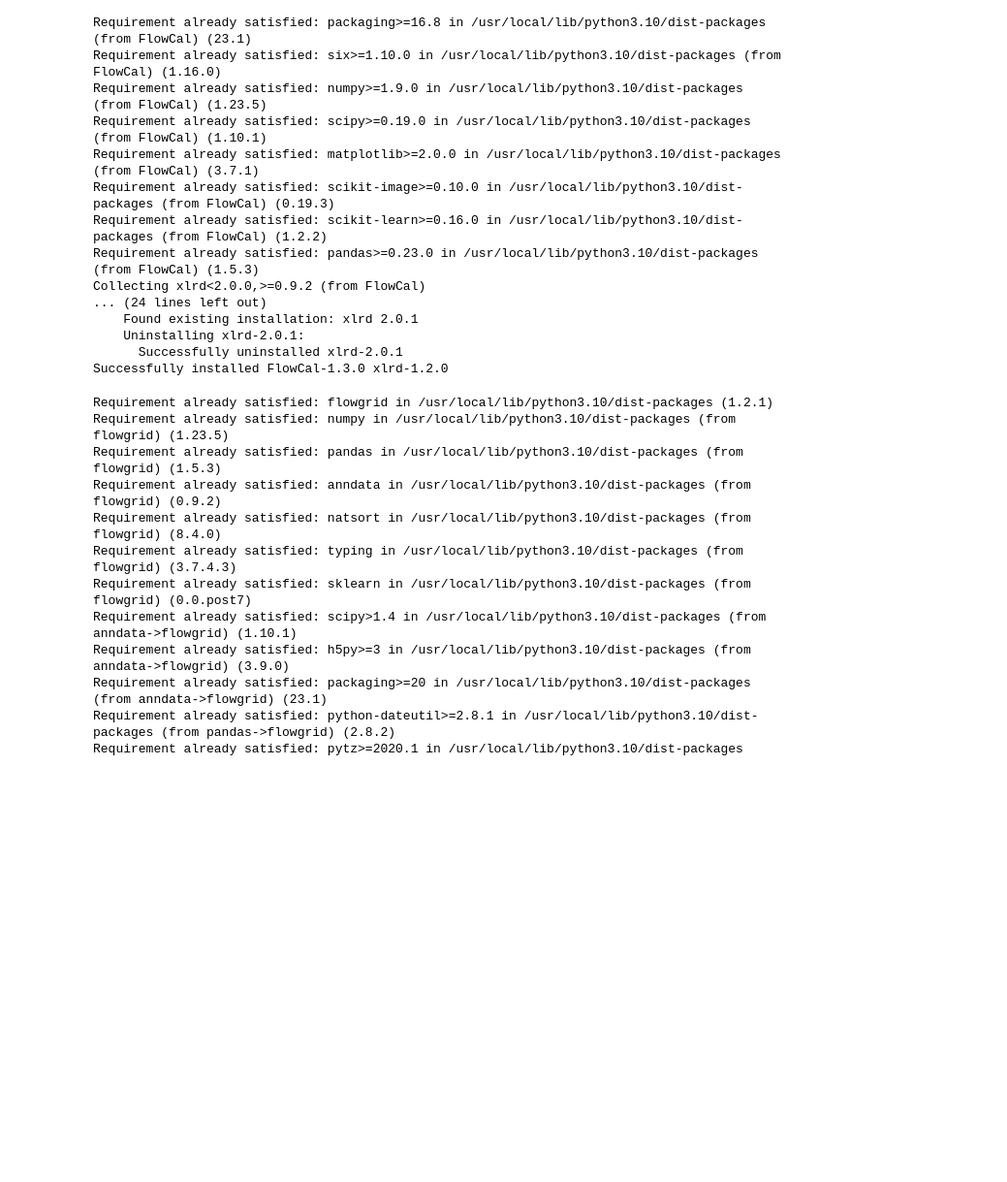
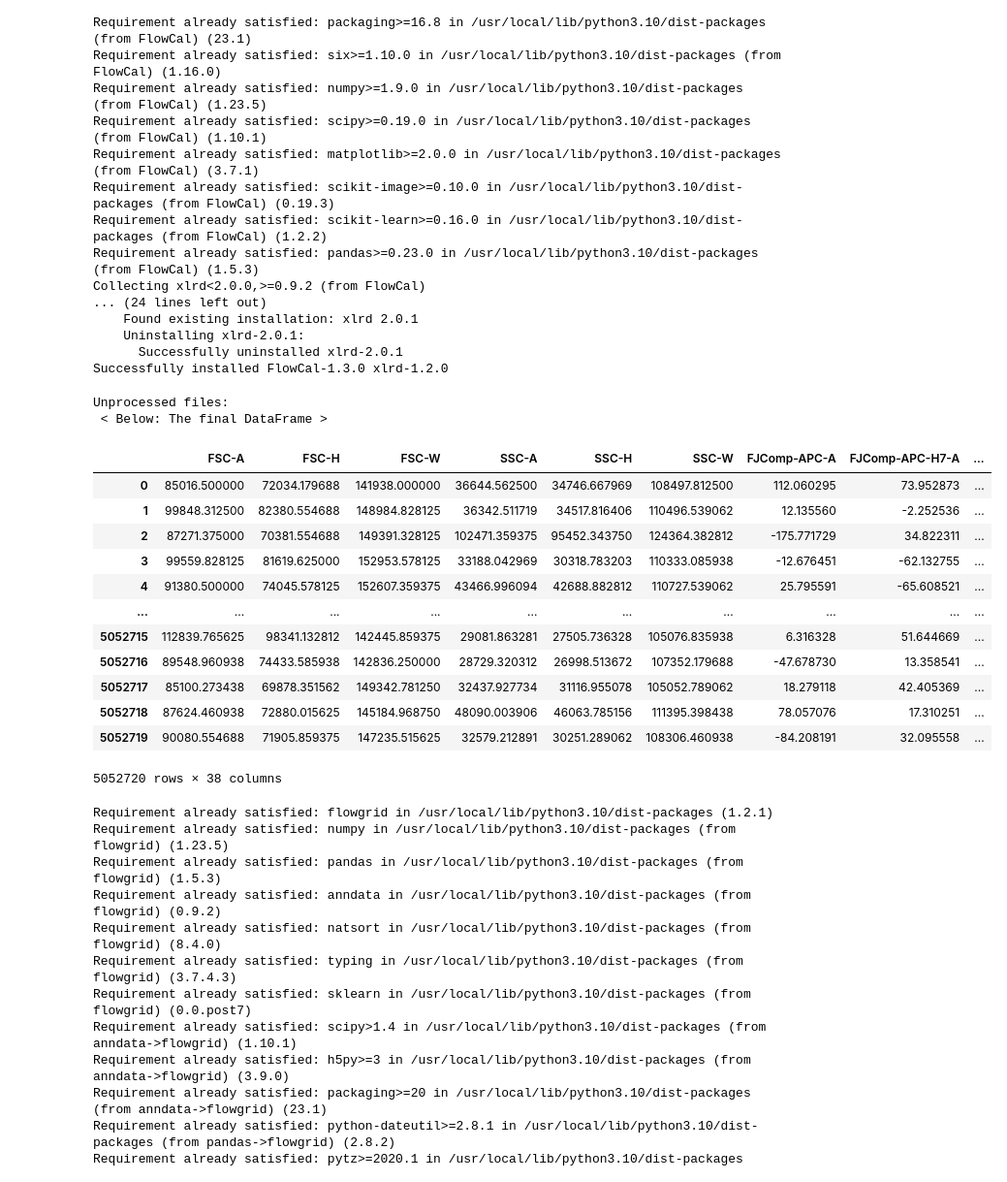
Before and after one commit to mofanchang/interview-question, a Jupyter notebook: Bonus_Question.ipynb, the cells around one changed output. Shown at 97% size. Saved outputs shown, nothing was run; the diff lists cells and outputs as text; code cells hidden in the pictures; blank space fills up the shorter version.

```diff
--- a/Bonus_Question.ipynb
+++ b/Bonus_Question.ipynb
@@ -120,7 +126,6 @@ import pandas as pd
 from io import StringIO
 from sklearn.model_selection import train_test_split
 from sklearn.tree import DecisionTreeClassifier
-
 
 def concat_FCSdata_FeatureName(filename):
     # Load the FCS file
@@ -148,33 +153,73 @@ label_map = {
 main_directory = "/content/drive/MyDrive/raw_fcs"
 
 # Initialize an empty DataFrame to store concatenated data
 final_df = pd.DataFrame()
 
+# Initialize lists to store processed and unprocessed file paths
+processed_files = []
+unprocessed_files = []
+
 # Recursively traverse through the main directory
 for root, dirs, files in os.walk(main_directory):
     for file in files:
         if file.endswith(".fcs"):
             file_path = os.path.join(root, file)
+            processed_files.append(file_path)  # Add to processed files list
 
             # Extract Patient ID from the filename
             Patient = os.path.basename(os.path.dirname(file_path))
             PatientID = StringIO(Patient)
             df_PatientID = pd.read_csv(PatientID)
 
             # Concatenate feature names and FCS data
             df = concat_FCSdata_FeatureName(file_path)
 
             # Find matching label for the current patient
             for index, row in EU_label.iterrows():
                 if row['file_flow_id'] == Patient:
                     label_value = row['label']
                     label_int = label_map[label_value]
                     df['Patient_ID'] = Patient
                     df['COVID19'] = label_value
                     df['Label'] = label_int
 
                     # Concatenate the current patient data to the final DataFrame
                     final_df = pd.concat([final_df, df], ignore_index=True)
+
+# Find unprocessed files by subtracting processed files from all files
+all_files = []
+for root, dirs, files in os.walk(main_directory):
+    for file in files:
+        if file.endswith(".fcs"):
+            file_path = os.path.join(root, file)
+            all_files.append(file_path)
+
+unprocessed_files = list(set(all_files) - set(processed_files))
+
+# Print unprocessed file paths
+print("Unprocessed files:")
+for file_path in unprocessed_files:
+    print(file_path)
+
+# Display the final DataFrame
+print(' < Below: The final DataFrame > ')
+display(final_df)
+# %% [output]
+Unprocessed files:
+ < Below: The final DataFrame >
+|  | FSC-A | FSC-H | FSC-W | SSC-A | SSC-H | SSC-W | FJComp-APC-A | FJComp-APC-H7-A | ... |
+| 0 | 85016.500000 | 72034.179688 | 141938.000000 | 36644.562500 | 34746.667969 | 108497.812500 | 112.060295 | 73.952873 | ... |
+| 1 | 99848.312500 | 82380.554688 | 148984.828125 | 36342.511719 | 34517.816406 | 110496.539062 | 12.135560 | -2.252536 | ... |
+| 2 | 87271.375000 | 70381.554688 | 149391.328125 | 102471.359375 | 95452.343750 | 124364.382812 | -175.771729 | 34.822311 | ... |
+| 3 | 99559.828125 | 81619.625000 | 152953.578125 | 33188.042969 | 30318.783203 | 110333.085938 | -12.676451 | -62.132755 | ... |
+| 4 | 91380.500000 | 74045.578125 | 152607.359375 | 43466.996094 | 42688.882812 | 110727.539062 | 25.795591 | -65.608521 | ... |
+| ... | ... | ... | ... | ... | ... | ... | ... | ... | ... |
+| 5052715 | 112839.765625 | 98341.132812 | 142445.859375 | 29081.863281 | 27505.736328 | 105076.835938 | 6.316328 | 51.644669 | ... |
+| 5052716 | 89548.960938 | 74433.585938 | 142836.250000 | 28729.320312 | 26998.513672 | 107352.179688 | -47.678730 | 13.358541 | ... |
+| 5052717 | 85100.273438 | 69878.351562 | 149342.781250 | 32437.927734 | 31116.955078 | 105052.789062 | 18.279118 | 42.405369 | ... |
+| 5052718 | 87624.460938 | 72880.015625 | 145184.968750 | 48090.003906 | 46063.785156 | 111395.398438 | 78.057076 | 17.310251 | ... |
+| 5052719 | 90080.554688 | 71905.859375 | 147235.515625 | 32579.212891 | 30251.289062 | 108306.460938 | -84.208191 | 32.095558 | ... |
+5052720 rows × 38 columns
 # %%
 pip install flowgrid
 # %% [output]
```
Also changed, not shown: parts of 11 cells of this notebook.
